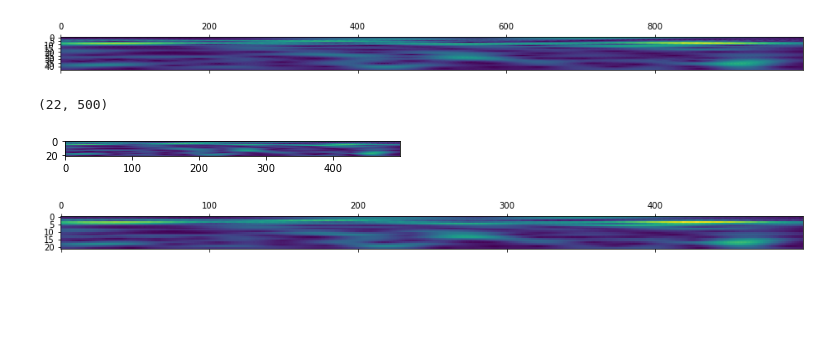
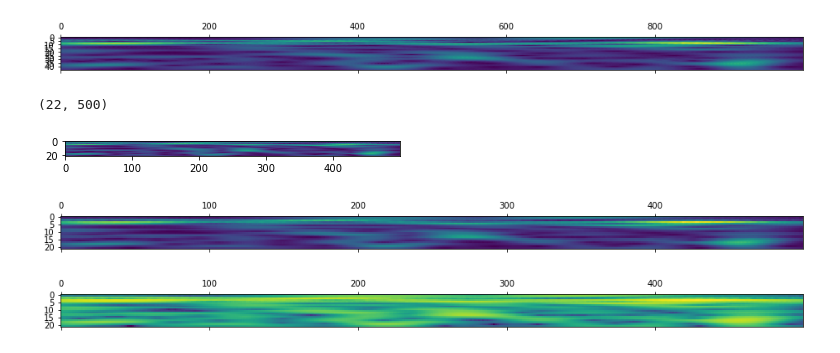
Before and after one commit to EdgarMoyete/Espectros, a Jupyter notebook: CWT_Img_iv_2a.ipynb, the cells around one changed output. Cells and saved outputs as stored; diff of their text form; code cells hidden in the pictures; blank space fills up the shorter version.

```diff
--- a/EscalogramaImgCWT_IV_2a.ipynb
+++ b/CWT_Img_iv_2a.ipynb
@@ -64,17 +84,25 @@ plt.show()
 (45, 1000)
 [figure]
 # %%
-# en el resize los dos se dividen entre 4
-dim = (500, 22) #ancho, alto
-
+# resize proporcional de dos con interpolacion inter area
+# reducir el tamaño entre 2
+dim = (int(np.floor(x.shape[1]/2)), int(np.floor(x.shape[0]/2))) # ancho, alto
 resized = cv2.resize(x, dim, interpolation=cv2.INTER_AREA)
 print(resized.shape)
 plt.imshow(resized)
 plt.show()
-
+# otra manera de imprimir la imagen
 plt.matshow(resized)
 plt.show()
 # %% [output]
 (22, 500)
 [figure]
 [figure]
+# %%
+# ln de CWT, para resaltar los colores
+x_log = np.log(resized)
+# %%
+plt.matshow(x_log)
+plt.show()
+# %% [output]
+[figure, added]
```
Also changed, not shown: parts of 9 cells of this notebook, 27 other files.
